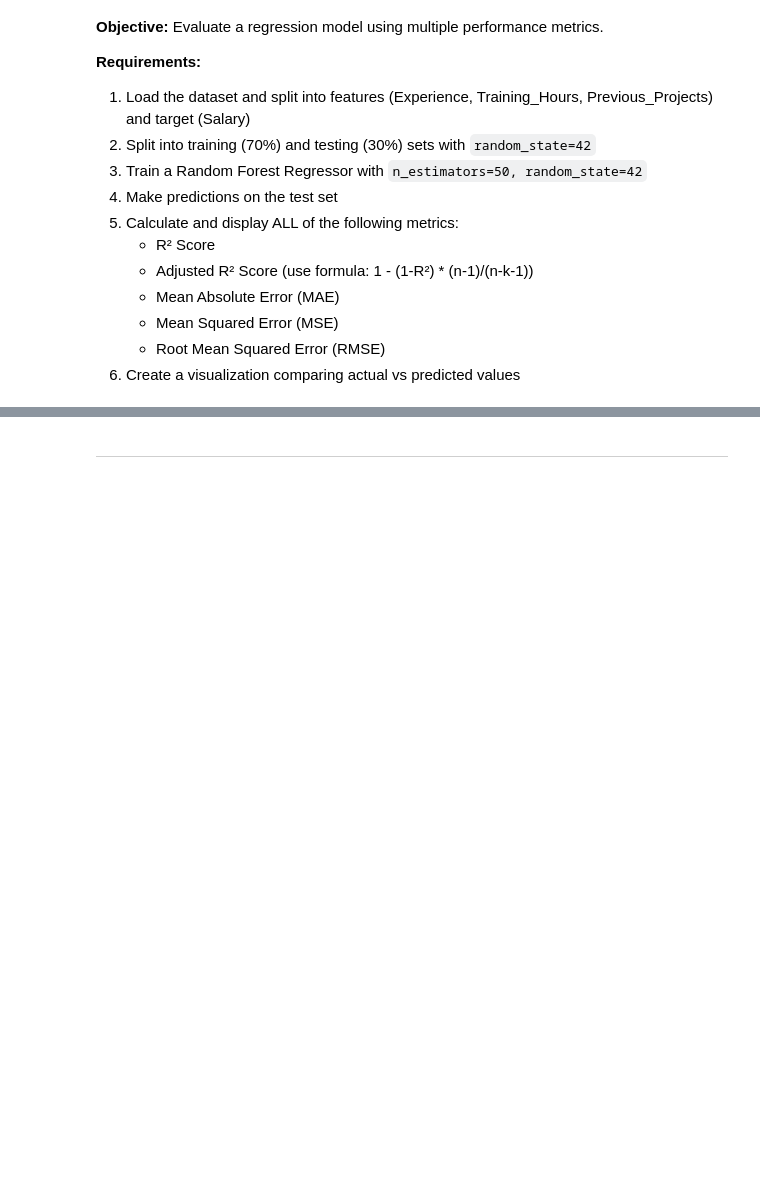
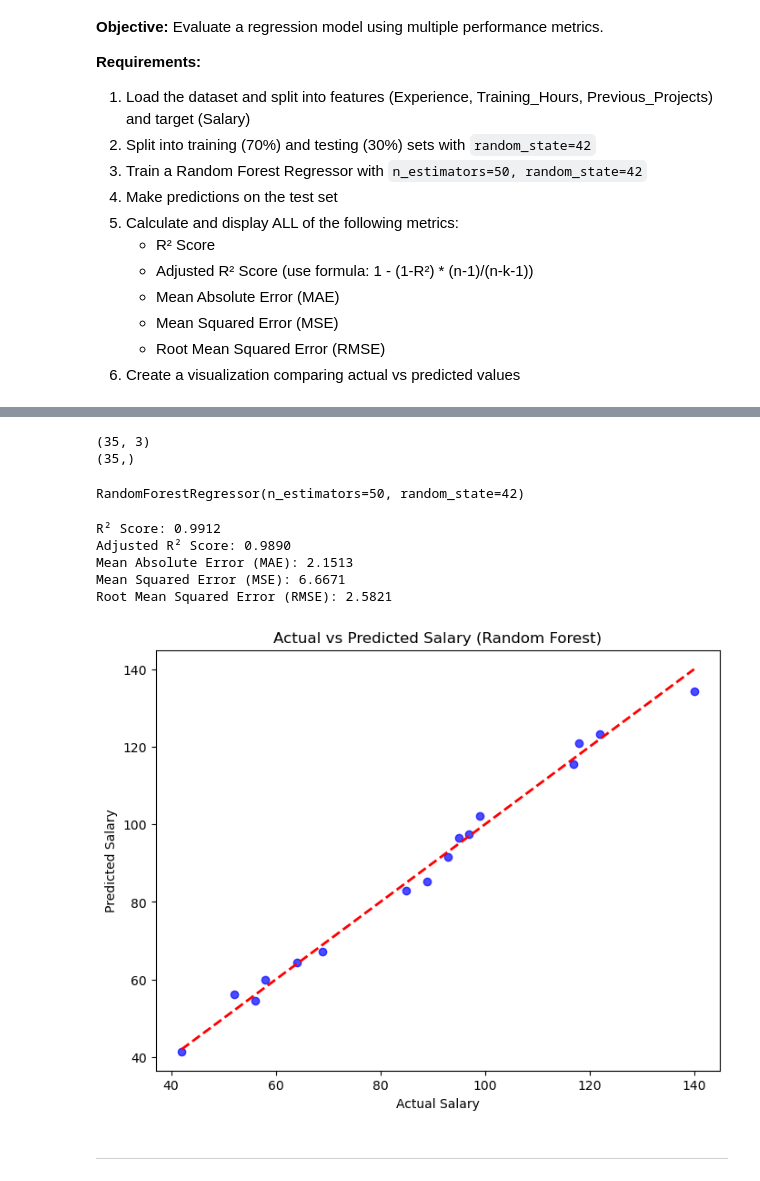
Before and after one commit to Blessing-Ekeh/dataraflow-week16-Regression, a Jupyter notebook: Take Home.ipynb, the cells around one changed output, grey strips where cells are left out. Cells and saved outputs as stored; diff of their text form; code cells hidden in the pictures; blank space fills up the shorter version.

Commit message:
All tasks solutions updated

```diff
--- a/Take Home.ipynb
+++ b/Take Home.ipynb
@@ -61,15 +156,62 @@ These tasks focus on fundamental concepts from this week's module.
 # %%
 # Split into features and target
+X = task2_data.drop ('Salary', axis =1 )
+Y = task2_data['Salary']
 # %%
 # Split into training and testing sets
+X_train, X_test, Y_train, Y_test = train_test_split(X, Y,
+                                                    test_size= 0.3,
+                                                    random_state=42)
+#Check
+print(X_train.shape)
+print(Y_train.shape)
+# %% [output]
+(35, 3)
+(35,)
 # %%
 # Train the model
+RF_model = RandomForestRegressor(n_estimators=50, random_state=42)
+RF_model.fit(X_train, Y_train)
+# %% [output]
+RandomForestRegressor(n_estimators=50, random_state=42)
 # %%
 # Make predictions
+Y_pred = RF_model.predict(X_test)
 # %%
 # Calculate all evaluation metrics
+r2 = r2_score(Y_test, Y_pred)
+# Adjusted R² formula
+n = X_test.shape[0] # number of observations
+k = X_test.shape[1] # number of predictors
+
+adj_r2 = 1 - (1 - r2) * (n - 1) / (n - k - 1)
+mae = mean_absolute_error(Y_test, Y_pred)
+mse = mean_squared_error(Y_test, Y_pred)
+rmse = np.sqrt(mse)
+
+#Results
+print(f"R² Score: {r2:.4f}")
+print(f"Adjusted R² Score: {adj_r2:.4f}")
+print(f"Mean Absolute Error (MAE): {mae:.4f}")
+print(f"Mean Squared Error (MSE): {mse:.4f}")
+print(f"Root Mean Squared Error (RMSE): {rmse:.4f}")
+# %% [output]
+R² Score: 0.9912
+Adjusted R² Score: 0.9890
+Mean Absolute Error (MAE): 2.1513
+Mean Squared Error (MSE): 6.6671
+Root Mean Squared Error (RMSE): 2.5821
 # %%
 # Visualize actual vs predicted values
+plt.figure(figsize=(8,6))
+plt.scatter(Y_test, Y_pred, color="blue", alpha=0.7)
+plt.plot([Y_test.min(), Y_test.max()], [Y_test.min(), Y_test.max()], "r--", lw=2)
+plt.xlabel("Actual Salary")
+plt.ylabel("Predicted Salary")
+plt.title("Actual vs Predicted Salary (Random Forest)")
+plt.show()
+# %% [output]
+[figure, added]
 # %% [markdown]
 ---
 # %% [markdown]
```
Also changed, not shown: parts of 21 cells of this notebook.
